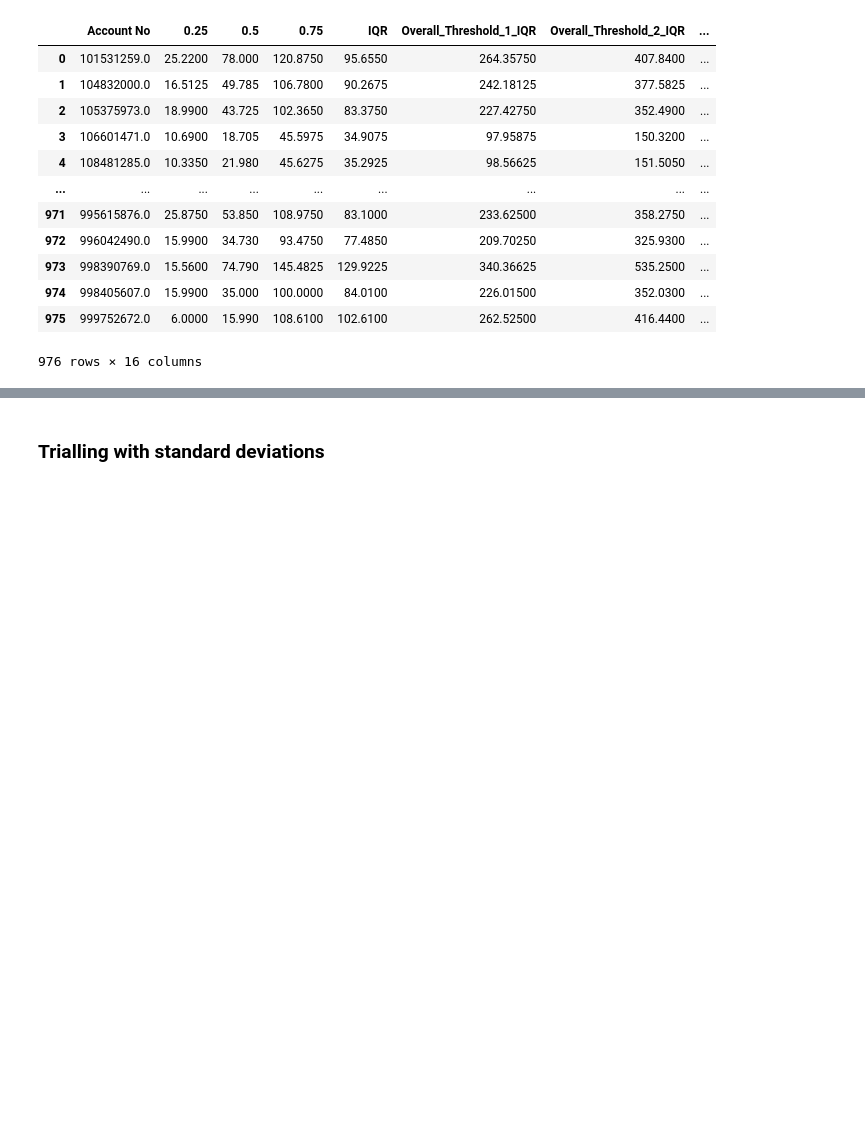
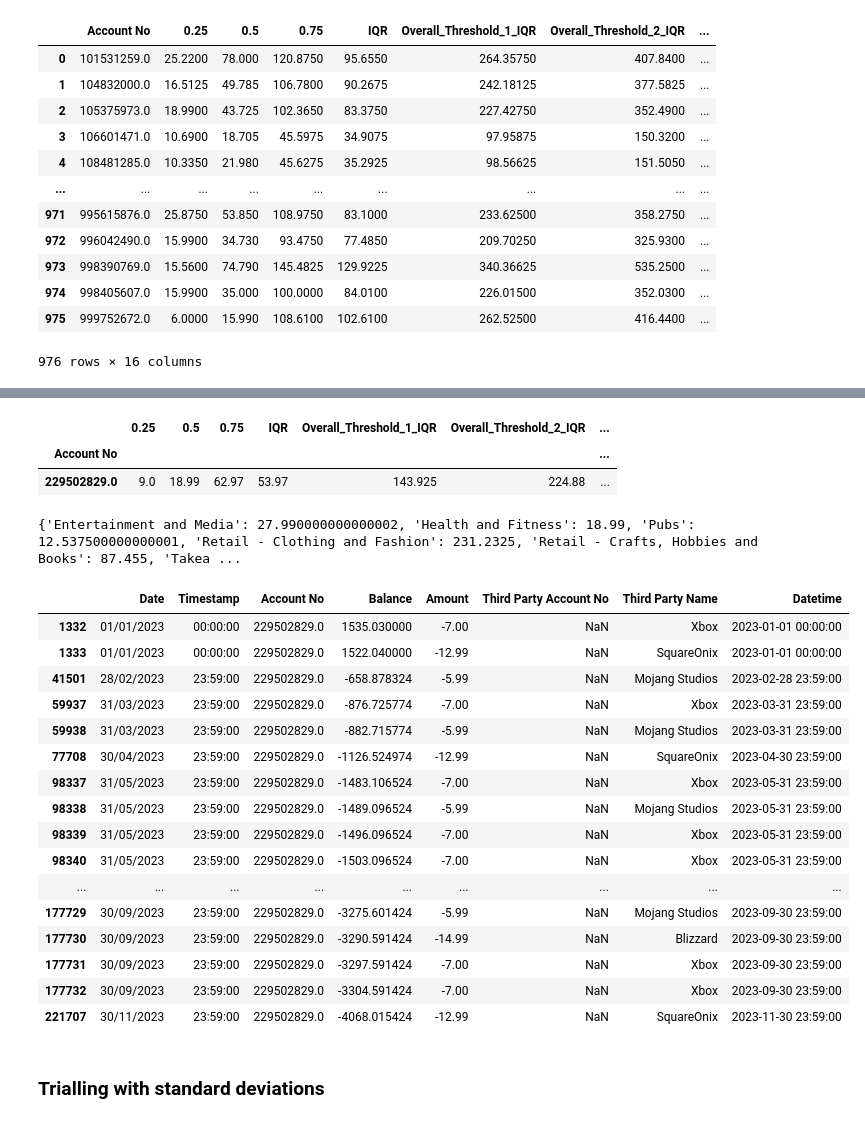
Before and after one commit to UoB-DSMP-2023-24/dsmp-2024-group27, a Jupyter notebook: AnomalyDetection/AnomalyDetection-Dataset2.ipynb, the cells around one changed output, grey strips where cells are left out. Cells and saved outputs as stored; diff of their text form; code cells hidden in the pictures; blank space fills up the shorter version.

```diff
--- a/AnomalyDetection/AnomalyDetection-Dataset2.ipynb
+++ b/AnomalyDetection/AnomalyDetection-Dataset2.ipynb
@@ -275,3 +472,40 @@ anomaly_detection_by_expenditures_df
+# %%
+filtered = anomaly_detection_by_expenditures_df.loc[anomaly_detection_by_expenditures_df.index== 229502829.0]
+filtered
+# %% [output]
+|  | 0.25 | 0.5 | 0.75 | IQR | Overall_Threshold_1_IQR | Overall_Threshold_2_IQR | ... |
+| Account No |  |  |  |  |  |  | ... |
+| 229502829.0 | 9.0 | 18.99 | 62.97 | 53.97 | 143.925 | 224.88 | ... |
+# %%
+# Accessing 'user_industry_interaction' for a specific account
+user_industry_interaction = filtered.loc[229502829.0, 'industry_threshold_1_IQR']
+print(user_industry_interaction)
+# %% [output]
+{'Entertainment and Media': 27.990000000000002, 'Health and Fitness': 18.99, 'Pubs': 12.537500000000001, 'Retail - Clothing and Fashion': 231.2325, 'Retail - Crafts, Hobbies and Books': 87.455, 'Takea ...
+# %%
+filtered_tx_df = copied_simulated_tx_df.loc[
+    (copied_simulated_tx_df['Account No'] == 229502829.0) &
+    (copied_simulated_tx_df['Third Party Name'].isin(["Mojang Studios", "Xbox", "Blizzard", "SquareOnix"]))
+]
+filtered_tx_df
+# %% [output]
+|  | Date | Timestamp | Account No | Balance | Amount | Third Party Account No | Third Party Name | Datetime |
+| 1332 | 01/01/2023 | 00:00:00 | 229502829.0 | 1535.030000 | -7.00 | NaN | Xbox | 2023-01-01 00:00:00 |
+| 1333 | 01/01/2023 | 00:00:00 | 229502829.0 | 1522.040000 | -12.99 | NaN | SquareOnix | 2023-01-01 00:00:00 |
+| 41501 | 28/02/2023 | 23:59:00 | 229502829.0 | -658.878324 | -5.99 | NaN | Mojang Studios | 2023-02-28 23:59:00 |
+| 59937 | 31/03/2023 | 23:59:00 | 229502829.0 | -876.725774 | -7.00 | NaN | Xbox | 2023-03-31 23:59:00 |
+| 59938 | 31/03/2023 | 23:59:00 | 229502829.0 | -882.715774 | -5.99 | NaN | Mojang Studios | 2023-03-31 23:59:00 |
+| 77708 | 30/04/2023 | 23:59:00 | 229502829.0 | -1126.524974 | -12.99 | NaN | SquareOnix | 2023-04-30 23:59:00 |
+| 98337 | 31/05/2023 | 23:59:00 | 229502829.0 | -1483.106524 | -7.00 | NaN | Xbox | 2023-05-31 23:59:00 |
+| 98338 | 31/05/2023 | 23:59:00 | 229502829.0 | -1489.096524 | -5.99 | NaN | Mojang Studios | 2023-05-31 23:59:00 |
+| 98339 | 31/05/2023 | 23:59:00 | 229502829.0 | -1496.096524 | -7.00 | NaN | Xbox | 2023-05-31 23:59:00 |
+| 98340 | 31/05/2023 | 23:59:00 | 229502829.0 | -1503.096524 | -7.00 | NaN | Xbox | 2023-05-31 23:59:00 |
+| ... | ... | ... | ... | ... | ... | ... | ... | ... |
+| 177729 | 30/09/2023 | 23:59:00 | 229502829.0 | -3275.601424 | -5.99 | NaN | Mojang Studios | 2023-09-30 23:59:00 |
+| 177730 | 30/09/2023 | 23:59:00 | 229502829.0 | -3290.591424 | -14.99 | NaN | Blizzard | 2023-09-30 23:59:00 |
+| 177731 | 30/09/2023 | 23:59:00 | 229502829.0 | -3297.591424 | -7.00 | NaN | Xbox | 2023-09-30 23:59:00 |
+| 177732 | 30/09/2023 | 23:59:00 | 229502829.0 | -3304.591424 | -7.00 | NaN | Xbox | 2023-09-30 23:59:00 |
+| 221707 | 30/11/2023 | 23:59:00 | 229502829.0 | -4068.015424 | -12.99 | NaN | SquareOnix | 2023-11-30 23:59:00 |
 # %% [markdown]
 ### Trialling with standard deviations
 # %%
```
Also changed, not shown: parts of 16 cells of this notebook.
